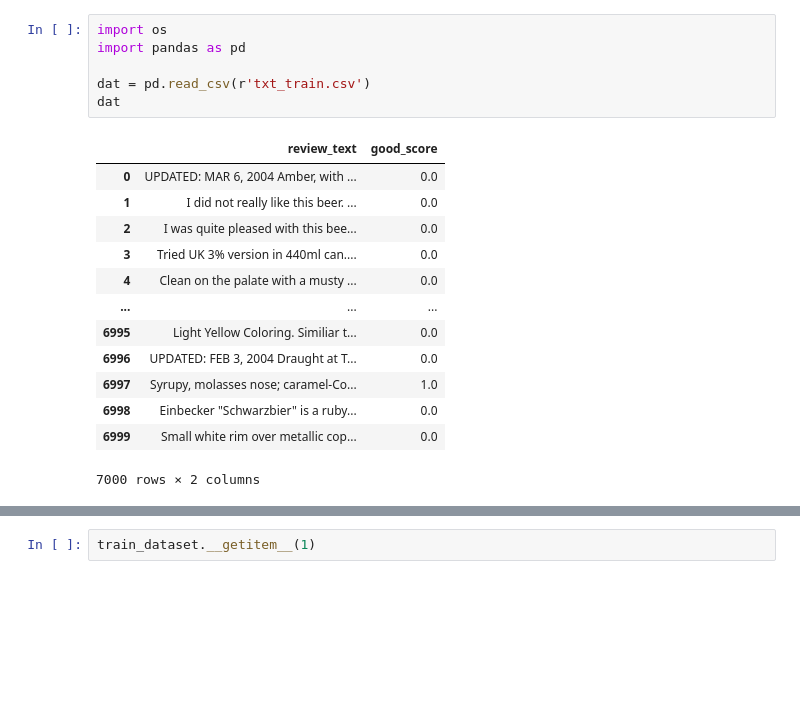
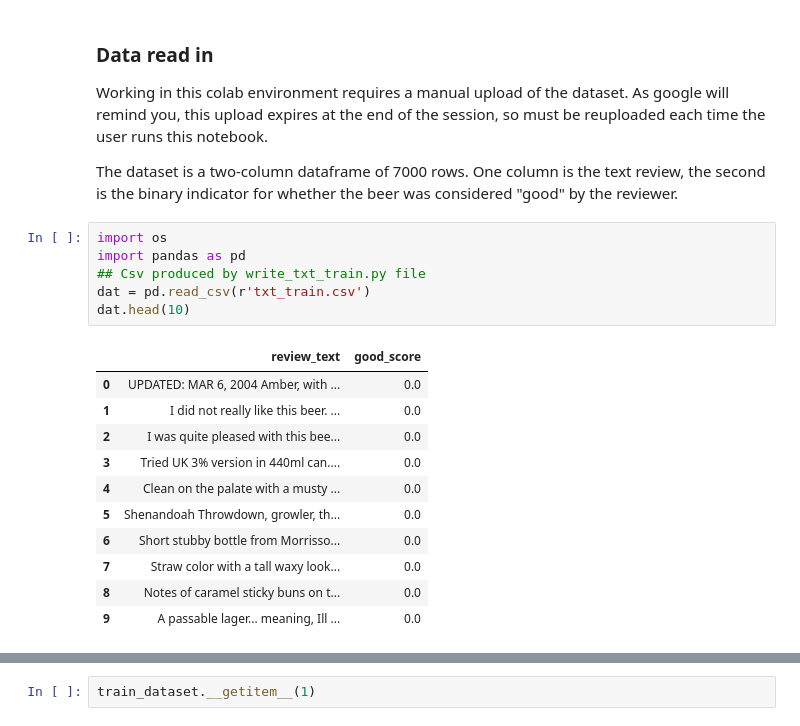
Before and after one commit to ericsdata/colinsbeer, a Jupyter notebook: src/BeerSentiment.ipynb, the cells around one changed output, grey strips where cells are left out. Drawn from its saved outputs; the diff is of its cells as text; blank space fills up the shorter version.

```diff
--- a/src/BeerSentiment.ipynb
+++ b/src/BeerSentiment.ipynb
@@ -3,20 +30,24 @@
+# %% [markdown]
+### Data read in
+
+Working in this colab environment requires a manual upload of the dataset. As google will remind you, this upload expires at the end of the session, so must be reuploaded each time the user runs this notebook.
+
+The dataset is a two-column dataframe of 7000 rows. One column is the text review, the second is the binary indicator for whether the beer was considered "good" by the reviewer.
 # %%
 import os
 import pandas as pd
-
+## Csv produced by write_txt_train.py file
 dat = pd.read_csv(r'txt_train.csv')
-dat
+dat.head(10)
 # %% [output]
 |  | review_text | good_score |
 | 0 | UPDATED: MAR 6, 2004 Amber, with ... | 0.0 |
 | 1 | I did not really like this beer. ... | 0.0 |
 | 2 | I was quite pleased with this bee... | 0.0 |
 | 3 | Tried UK 3% version in 440ml can.... | 0.0 |
 | 4 | Clean on the palate with a musty ... | 0.0 |
-| ... | ... | ... |
-| 6995 | Light Yellow Coloring. Similiar t... | 0.0 |
-| 6996 | UPDATED: FEB 3, 2004 Draught at T... | 0.0 |
-| 6997 | Syrupy, molasses nose; caramel-Co... | 1.0 |
-| 6998 | Einbecker "Schwarzbier" is a ruby... | 0.0 |
-| 6999 | Small white rim over metallic cop... | 0.0 |
+| 5 | Shenandoah Throwdown, growler, th... | 0.0 |
+| 6 | Short stubby bottle from Morrisso... | 0.0 |
+| 7 | Straw color with a tall waxy look... | 0.0 |
+| 8 | Notes of caramel sticky buns on t... | 0.0 |
+| 9 | A passable lager... meaning, Ill ... | 0.0 |
-7000 rows × 2 columns
```
Also changed, not shown: parts of 17 cells of this notebook.
